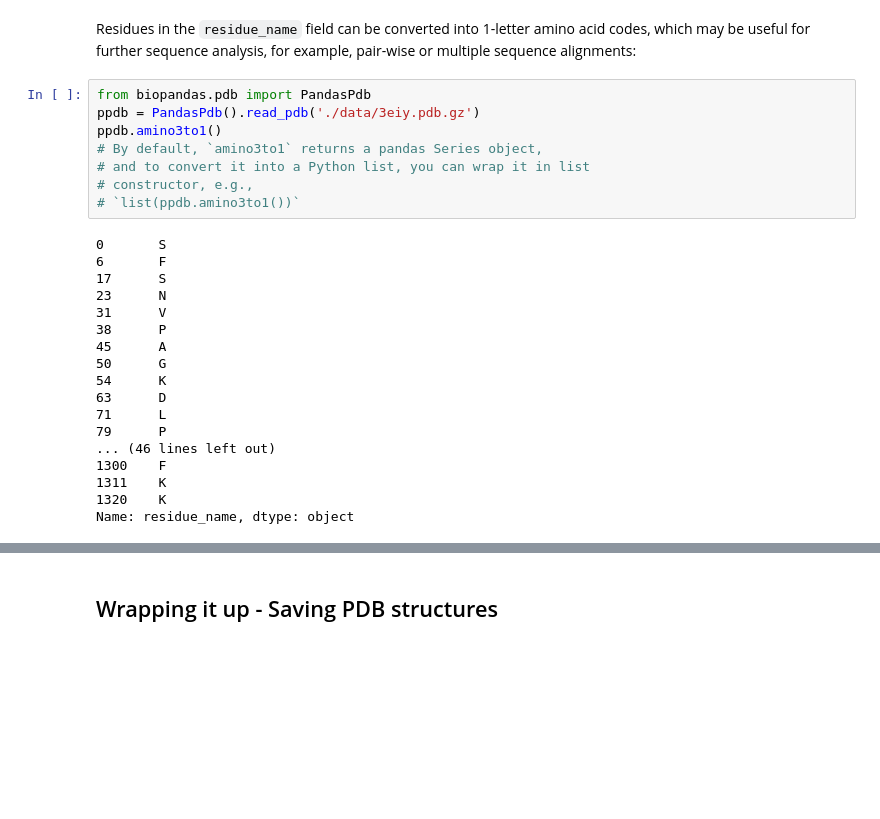
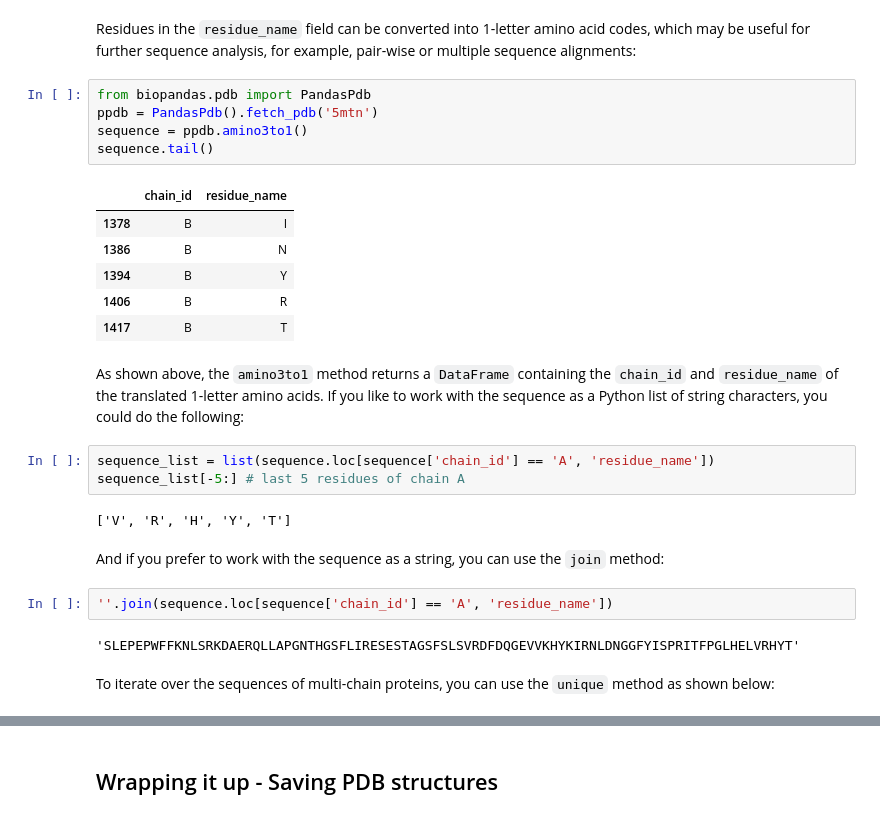
Before and after one commit to BioPandas/biopandas, a Jupyter notebook: docs/sources/tutorials/Working_with_PDB_Structures_in_DataFrames.ipynb, the cells around one changed output, grey strips where cells are left out. Cells and saved outputs as stored; diff of their text form; blank space fills up the shorter version.

Commit message:
fix amino3to1

```diff
--- a/docs/sources/tutorials/Working_with_PDB_Structures_in_DataFrames.ipynb
+++ b/docs/sources/tutorials/Working_with_PDB_Structures_in_DataFrames.ipynb
@@ -434,29 +434,30 @@ Visualized in PyMOL, this subset (yellow surface) would look as follows:
 ## Converting Amino Acid codes from 3- to 1-letter codes
 # %% [markdown]
 Residues in the `residue_name` field can be converted into 1-letter amino acid codes, which may be useful for further sequence analysis, for example, pair-wise or multiple sequence alignments:
-# %%
-from biopandas.pdb import PandasPdb
-ppdb = PandasPdb().read_pdb('./data/3eiy.pdb.gz')
-ppdb.amino3to1()
-# By default, `amino3to1` returns a pandas Series object,
-# and to convert it into a Python list, you can wrap it in list
-# constructor, e.g.,
-# `list(ppdb.amino3to1())`
-# %% [output]
-0       S
-6       F
-17      S
-23      N
-31      V
-38      P
-45      A
-50      G
-54      K
-63      D
-71      L
-79      P
-... (46 lines left out)
-1300    F
-1311    K
-1320    K
-Name: residue_name, dtype: object
+# %%
+from biopandas.pdb import PandasPdb
+ppdb = PandasPdb().fetch_pdb('5mtn')
+sequence = ppdb.amino3to1()
+sequence.tail()
+# %% [output]
+|  | chain_id | residue_name |
+| 1378 | B | I |
+| 1386 | B | N |
+| 1394 | B | Y |
+| 1406 | B | R |
+| 1417 | B | T |
+# %% [markdown]
+As shown above, the `amino3to1` method returns a `DataFrame` containing the `chain_id` and `residue_name` of the translated 1-letter amino acids. If you like to work with the sequence as a Python list of string characters, you could do the following:
+# %%
+sequence_list = list(sequence.loc[sequence['chain_id'] == 'A', 'residue_name'])
+sequence_list[-5:] # last 5 residues of chain A
+# %% [output]
+['V', 'R', 'H', 'Y', 'T']
+# %% [markdown]
+And if you prefer to work with the sequence as a string, you can use the `join` method:
+# %%
+''.join(sequence.loc[sequence['chain_id'] == 'A', 'residue_name'])
+# %% [output]
+'SLEPEPWFFKNLSRKDAERQLLAPGNTHGSFLIRESESTAGSFSLSVRDFDQGEVVKHYKIRNLDNGGFYISPRITFPGLHELVRHYT'
+# %% [markdown]
+To iterate over the sequences of multi-chain proteins, you can use the `unique` method as shown below:
```
Also changed, not shown: parts of 3 cells of this notebook, 10 other files.
